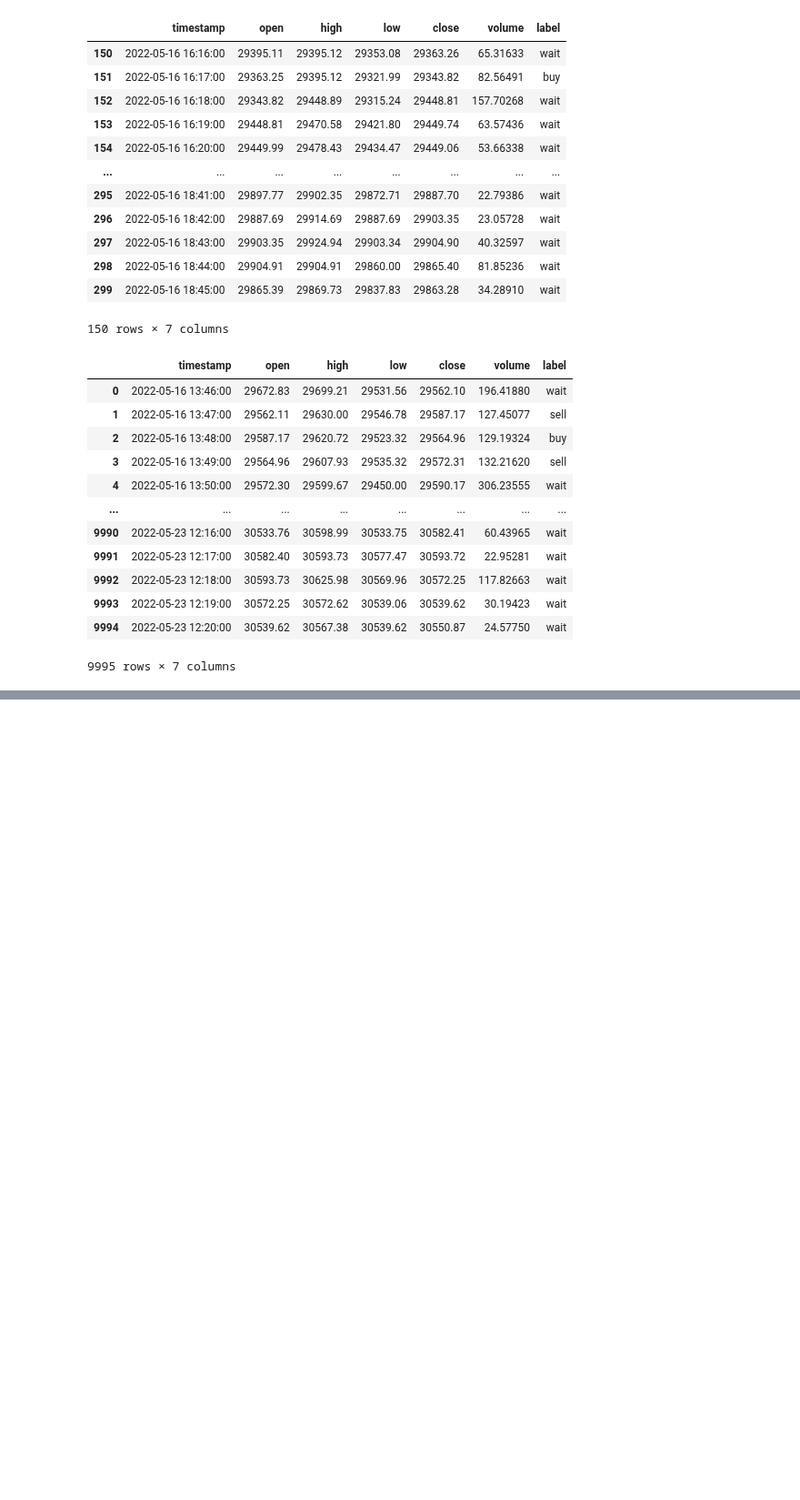
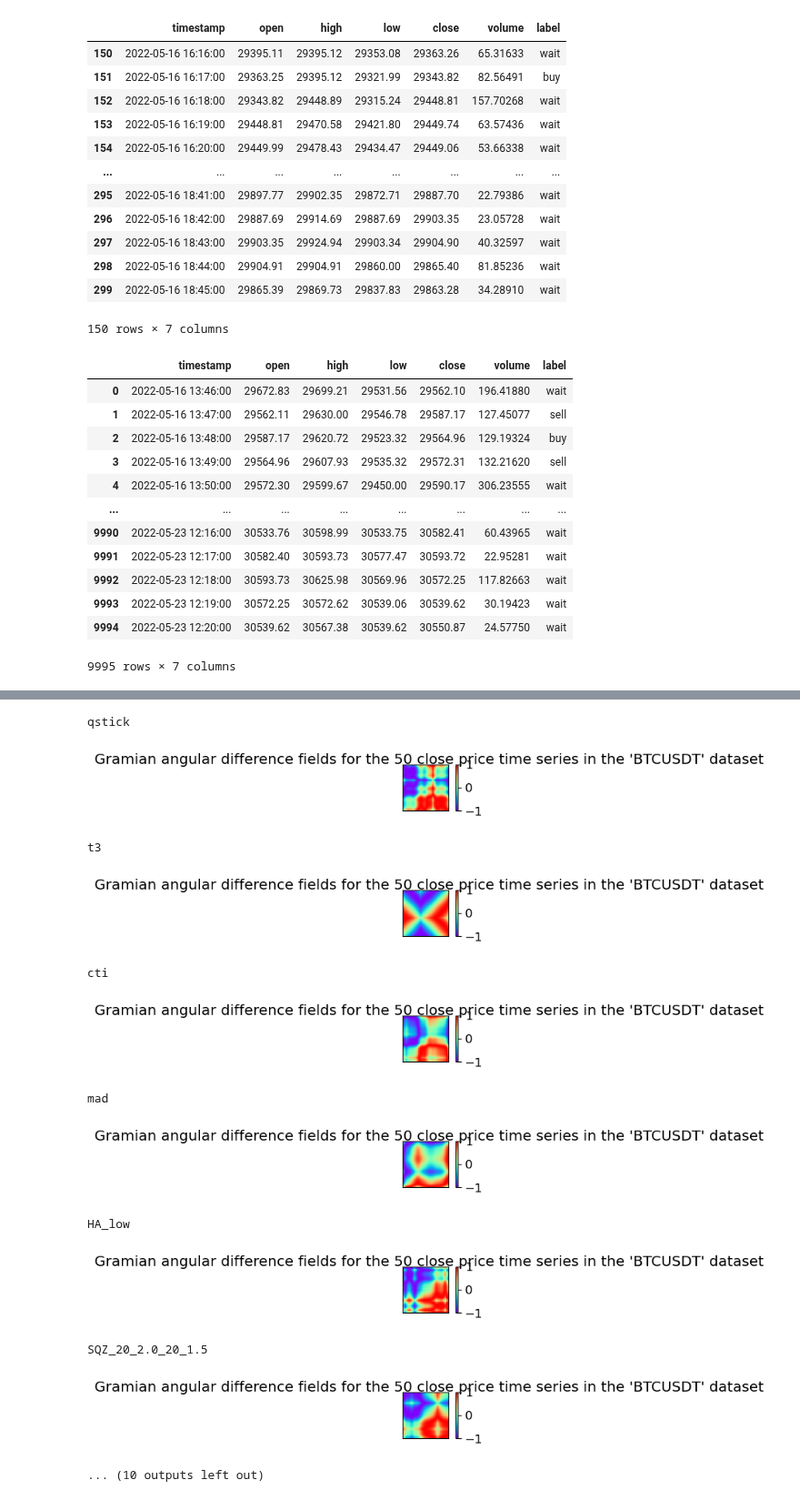
Before and after one commit to Neuron-Sages/neusa-py, a Jupyter notebook: neusa-fastai.ipynb, the cells around one changed output, grey strips where cells are left out. Shown at 91% size. Saved outputs shown, nothing was run; the diff lists cells and outputs as text; code cells hidden in the pictures; blank space fills up the shorter version.

Commit message:
done selecting indicators

```diff
--- a/neusa-fastai.ipynb
+++ b/neusa-fastai.ipynb
@@ -212,7 +202,7 @@ df['denoised_input_volume'] = denoised_input_volume
 # %%
-ind_list = df.ta.indicators(as_list=True)
-indies_partition_size = 10
-p_ind_list = [ind_list[i:i + indies_partition_size] for i in range(0, len(ind_list), indies_partition_size)]
-ind_columns = []
-p_ind_list
-exclude_indies = ['above', 'above_value', 'open', 'high', 'low', 'close', 'volume']
+ind_list = ['qstick', 't3', 'cti', 'mad', 'ha', 'squeeze', 'aroon', 'bbands', 'kc', 'vwap', 'stoch'] #df.ta.indicators(as_list=True)
+#indies_partition_size = 10
+#p_ind_list = [ind_list[i:i + indies_partition_size] for i in range(0, len(ind_list), indies_partition_size)]
+ind_columns = ['qstick', 't3', 'cti', 'mad', 'HA_low', 'SQZ_20_2.0_20_1.5', 'AROONU_14', 'BBU_5_2.0', 'KCBe_20_2', 'vwap', 'STOCHd_14_3_3']
+#p_ind_list
+#exclude_indies = ['above', 'above_value', 'open', 'high', 'low', 'close', 'volume']
@@ -283,18 +267,40 @@ df['gaf_volume'] = df_gaf_input_volume
 df = df.copy()
 # %%
 for col_name in ind_columns:
-    try:
-        if not col_name in ['open', 'high', 'low', 'close', 'volume', 'timestamp']:
-            print(col_name)
-            gaf_col = [None]*DS_LENGTH
-            for i in range(0, DS_LENGTH):
-                if len(df['denoised_input_close'][i]) > 0:
-                    if isinstance(df[col_name][i], pd.Series):
-                        gaf_col[i] = gaf_transformer.fit_transform(
-                            df[col_name][i][-INPUT_SIZE:].to_numpy().reshape(1, -1))
-                    else:
-                        gaf_col[i] = gaf_transformer.fit_transform(
-                            df[col_name][i][-INPUT_SIZE:].reshape(1, -1))
-            df[col_name] = gaf_col
-    except:
-        pass
+    print(col_name)
+    gaf_col = [None]*DS_LENGTH
+    for i in range(0, DS_LENGTH):
+        if len(df['denoised_input_close'][i]) > 0:
+            if isinstance(df[col_name][i], pd.Series):
+                gaf_col[i] = gaf_transformer.fit_transform(
+                    df[col_name][i][-INPUT_SIZE:].to_numpy().reshape(1, -1))
+            else:
+                gaf_col[i] = gaf_transformer.fit_transform(
+                    df[col_name][i][-INPUT_SIZE:].reshape(1, -1))
+    df[col_name] = gaf_col
+    fig = plt.figure(figsize=(1, 1))
+    grid = ImageGrid(fig, 111, nrows_ncols=(1, 1), axes_pad=0.1, share_all=True,
+                     cbar_mode='single')
+    for i, ax in enumerate(grid):
+        image_item = ax.imshow(df[col_name].to_numpy()[i+20].squeeze(), cmap='rainbow', origin='lower', vmin=-1., vmax=1.)
+    grid[0].get_yaxis().set_ticks([])
+    grid[0].get_xaxis().set_ticks([])
+    plt.colorbar(image_item, cax=grid.cbar_axes[0])
+    ax.cax.toggle_label(True)
+    fig.suptitle("Gramian angular difference fields for the 50 close price time series in the "
+                 "'BTCUSDT' dataset")
+    plt.show()
+# %% [output]
+qstick
+[figure, added]
+t3
+[figure, added]
+cti
+[figure, added]
+mad
+[figure, added]
+HA_low
+[figure, added]
+SQZ_20_2.0_20_1.5
+[figure, added]
+... (10 outputs left out)
```
Also changed, not shown: parts of 12 cells of this notebook, 2 other files.
